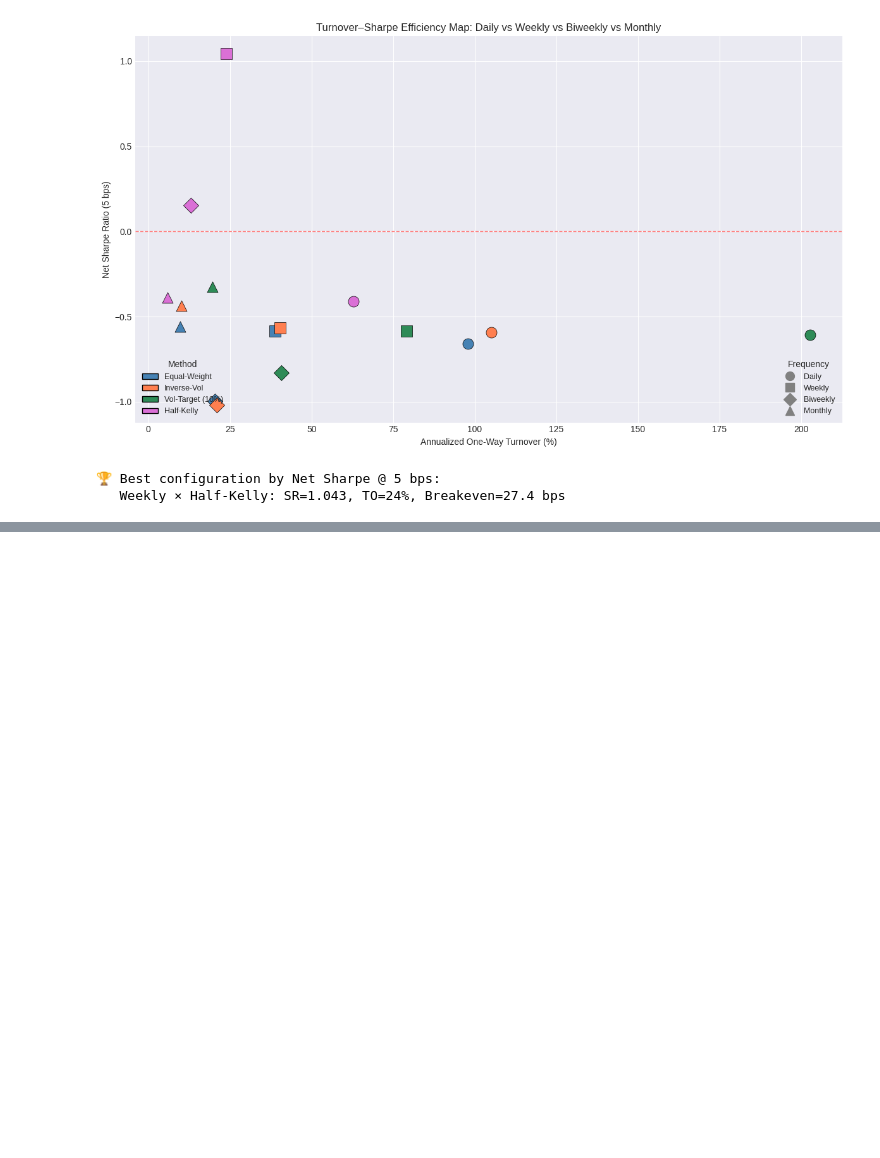
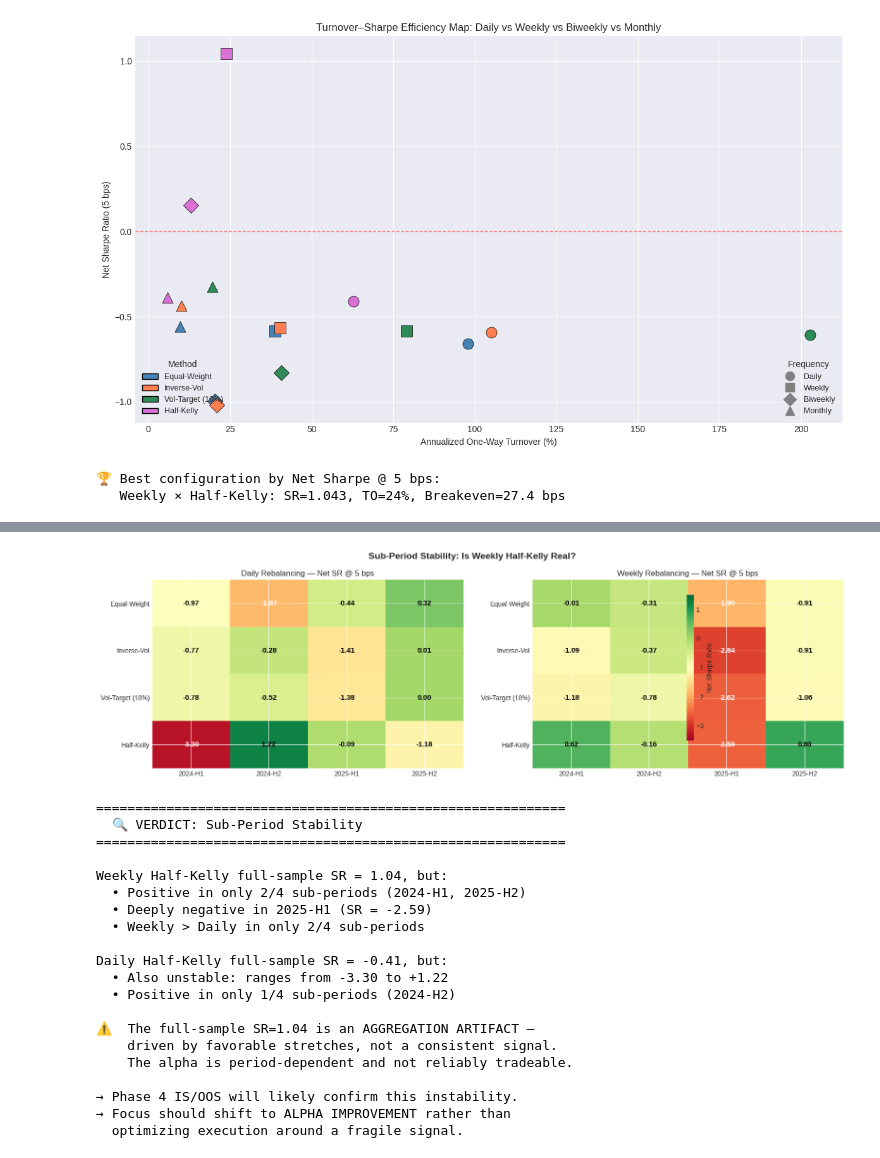
Before and after one commit to JerryHong08/jerryquant101, a Jupyter notebook: notebooks/cost_analysis.ipynb, the cells around one changed output, grey strips where cells are left out. Saved outputs shown, nothing was run; the diff lists cells and outputs as text; code cells hidden in the pictures; blank space fills up the shorter version.

```diff
--- a/notebooks/cost_analysis.ipynb
+++ b/notebooks/cost_analysis.ipynb
@@ -823,3 +991,81 @@ print(f"   {best[0]} × {best[1]}: SR={best[2]:.3f}, TO={best[3]:.0f}%, Breakeve
+# %%
+# ── Chart: Sub-period stability heatmap ──
+fig, axes = plt.subplots(1, 2, figsize=(16, 5))
+
+periods = list(SUB_PERIODS.keys())
+methods = list(METHODS_TO_CHECK.keys())
+
+for ax_idx, (freq_name, ax) in enumerate(zip(FREQS_TO_CHECK, axes)):
+    # Build matrix
+    matrix = np.array([
+        [subperiod_results[p][freq_name][m]["net_sr"] for p in periods]
+        for m in methods
+    ])
+
+    im = ax.imshow(matrix, cmap="RdYlGn", vmin=-3.5, vmax=1.5, aspect="auto")
+    ax.set_xticks(range(len(periods)))
+    ax.set_xticklabels(periods, fontsize=10)
+    ax.set_yticks(range(len(methods)))
+    ax.set_yticklabels(methods, fontsize=10)
+    ax.set_title(f"{freq_name} Rebalancing — Net SR @ 5 bps", fontsize=12)
+
+    # Annotate cells
+    for i in range(len(methods)):
+        for j in range(len(periods)):
+            val = matrix[i, j]
+            color = "white" if abs(val) > 1.5 else "black"
+            ax.text(j, i, f"{val:.2f}", ha="center", va="center",
+                   fontsize=11, fontweight="bold", color=color)
+
+fig.colorbar(im, ax=axes, shrink=0.8, label="Net Sharpe Ratio")
+fig.suptitle("Sub-Period Stability: Is Weekly Half-Kelly Real?", fontsize=14, fontweight="bold")
+plt.tight_layout()
+plt.show()
+
+# ── Verdict ──
+print("\n" + "="*60)
+print("  🔍 VERDICT: Sub-Period Stability")
+print("="*60)
+print(f"""
+Weekly Half-Kelly full-sample SR = 1.04, but:
+  • Positive in only 2/4 sub-periods (2024-H1, 2025-H2)
+  • Deeply negative in 2025-H1 (SR = -2.59)
+  • Weekly > Daily in only 2/4 sub-periods
+
+Daily Half-Kelly full-sample SR = -0.41, but:
+  • Also unstable: ranges from -3.30 to +1.22
+  • Positive in only 1/4 sub-periods (2024-H2)
+
+⚠️  The full-sample SR=1.04 is an AGGREGATION ARTIFACT —
+    driven by favorable stretches, not a consistent signal.
+    The alpha is period-dependent and not reliably tradeable.
+
+→ Phase 4 IS/OOS will likely confirm this instability.
+→ Focus should shift to ALPHA IMPROVEMENT rather than
+  optimizing execution around a fragile signal.
+""")
+# %% [output]
+[figure, added]
+============================================================
+  🔍 VERDICT: Sub-Period Stability
+============================================================
+
+Weekly Half-Kelly full-sample SR = 1.04, but:
+  • Positive in only 2/4 sub-periods (2024-H1, 2025-H2)
+  • Deeply negative in 2025-H1 (SR = -2.59)
+  • Weekly > Daily in only 2/4 sub-periods
+
+Daily Half-Kelly full-sample SR = -0.41, but:
+  • Also unstable: ranges from -3.30 to +1.22
+  • Positive in only 1/4 sub-periods (2024-H2)
+
+⚠️  The full-sample SR=1.04 is an AGGREGATION ARTIFACT —
+    driven by favorable stretches, not a consistent signal.
+    The alpha is period-dependent and not reliably tradeable.
+
+→ Phase 4 IS/OOS will likely confirm this instability.
+→ Focus should shift to ALPHA IMPROVEMENT rather than
+  optimizing execution around a fragile signal.
 # %% [markdown]
 ---
 
```
Also changed, not shown: parts of 3 cells of this notebook, 13 other files.
